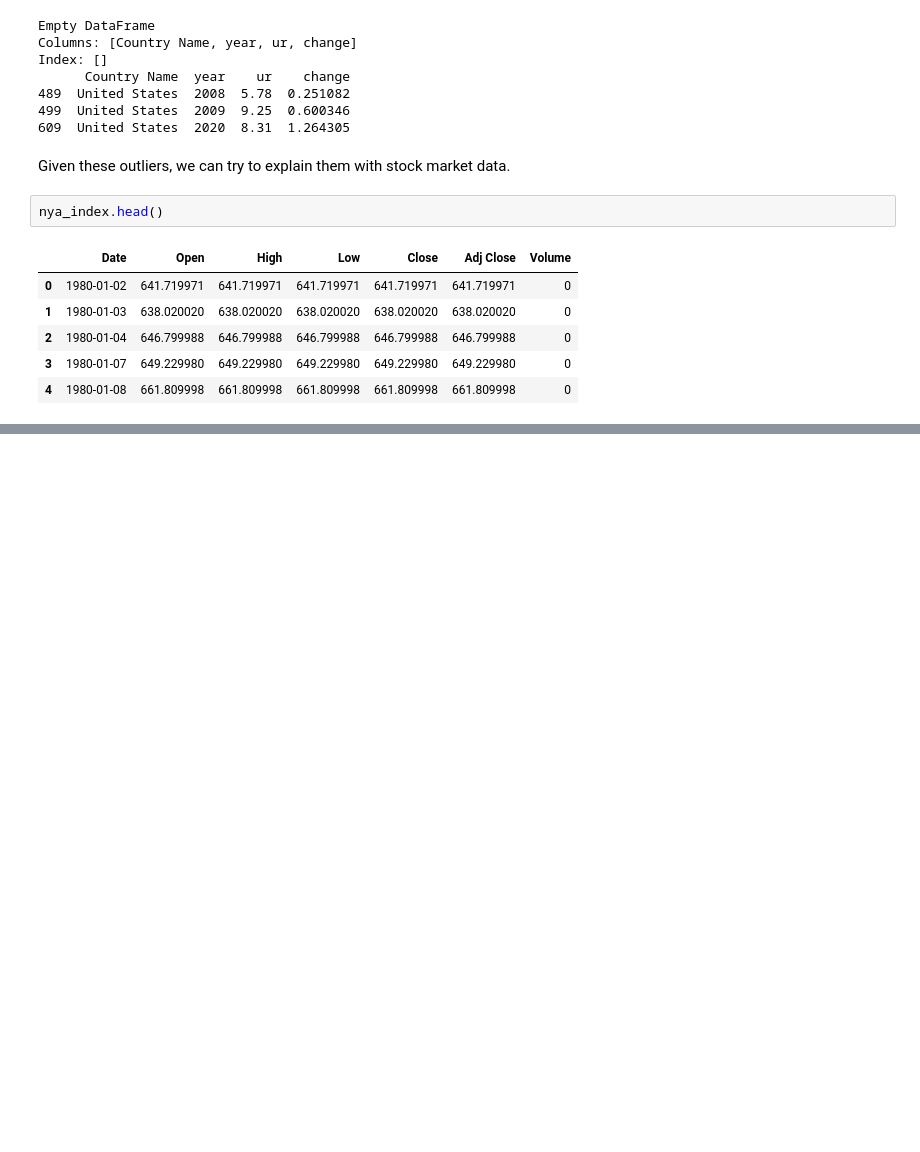
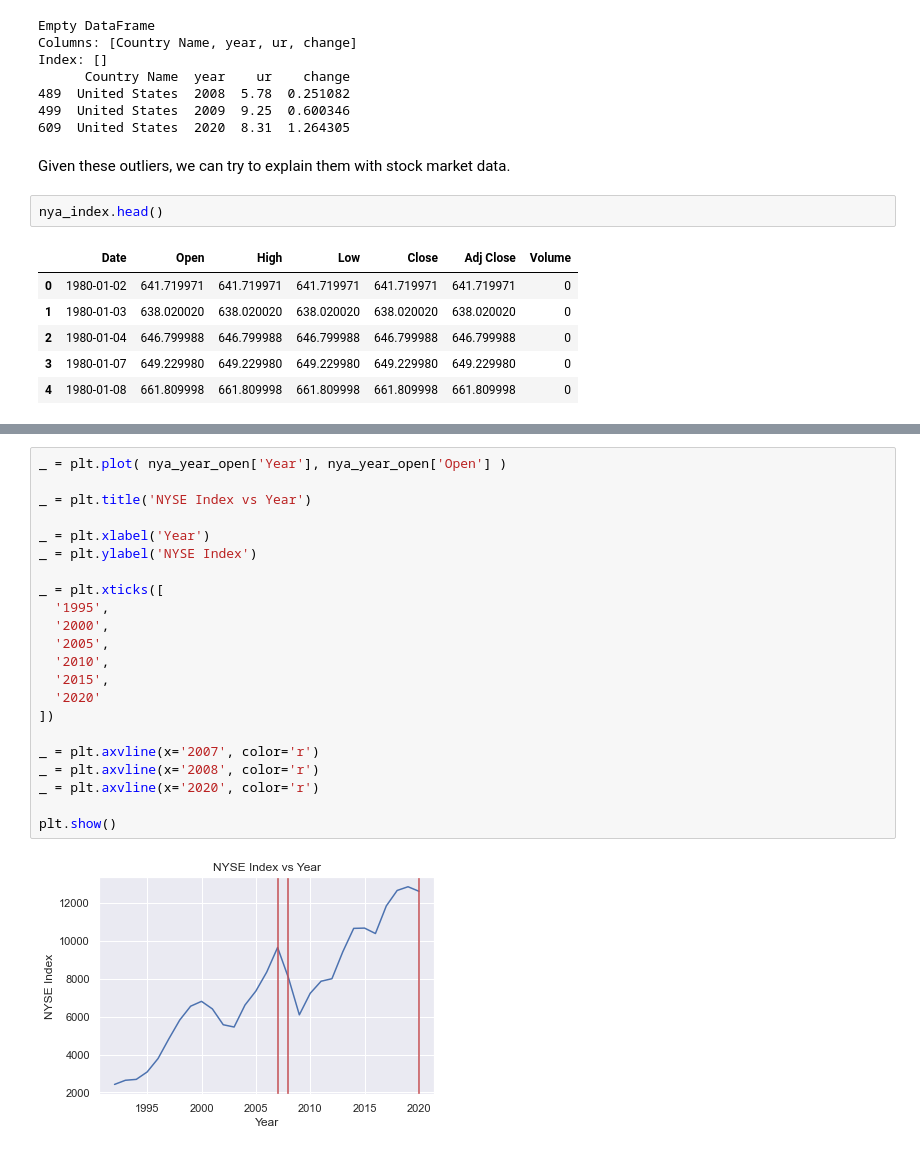
Before and after one commit to thudsonbu/ds-project-1, a Jupyter notebook: project-2.ipynb, the cells around one changed output, grey strips where cells are left out. Cells and saved outputs as stored; diff of their text form; blank space fills up the shorter version.

```diff
--- a/project-2.ipynb
+++ b/project-2.ipynb
@@ -436,0 +439,24 @@ See the caveats in the documentation: https://pandas.pydata.org/pandas-docs/stab
+# %%
+_ = plt.plot( nya_year_open['Year'], nya_year_open['Open'] )
+
+_ = plt.title('NYSE Index vs Year')
+
+_ = plt.xlabel('Year')
+_ = plt.ylabel('NYSE Index')
+
+_ = plt.xticks([
+  '1995',
+  '2000',
+  '2005',
+  '2010',
+  '2015',
+  '2020'
+])
+
+_ = plt.axvline(x='2007', color='r')
+_ = plt.axvline(x='2008', color='r')
+_ = plt.axvline(x='2020', color='r')
+
+plt.show()
+# %% [output]
+[figure, added]
```
Also changed, not shown: parts of 6 cells of this notebook.
